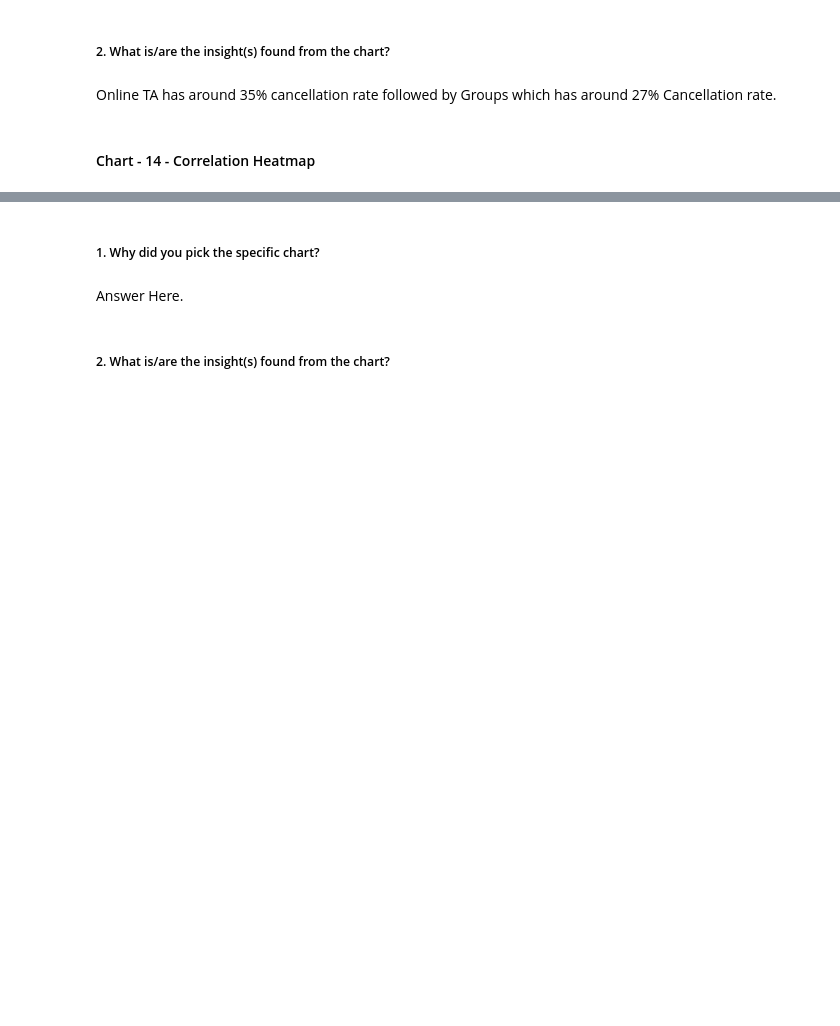
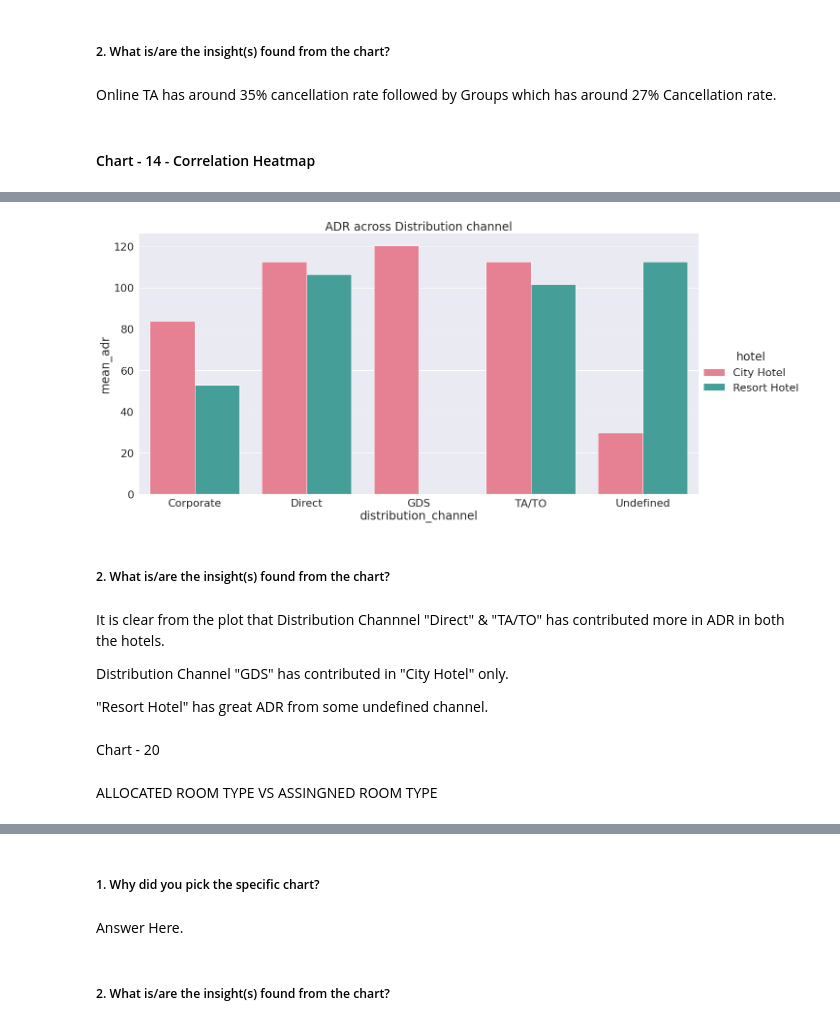
Before and after one commit to thepankaj018/EDA-Hotel-Booking, a Jupyter notebook: EDA_Hotel_Booking.ipynb, the cells around one changed output, grey strips where cells are left out. Cells and saved outputs as stored; diff of their text form; code cells hidden in the pictures; blank space fills up the shorter version.

```diff
--- a/EDA_Hotel_Booking.ipynb
+++ b/EDA_Hotel_Booking.ipynb
@@ -1205,0 +1210,4 @@ Online TA has around 35% cancellation rate followed by Groups which has around 2
+# %%
+# Applying groupby on distribution_channel and evaluating Mean on adr.
+dist_chan_df = df.groupby(['distribution_channel','hotel'])['adr'].mean().reset_index().rename(columns = {'adr':'mean_adr'})
+dist_chan_df
@@ -1205,0 +1225,19 @@ Online TA has around 35% cancellation rate followed by Groups which has around 2
+# %%
+#Chart 19 Visualisation Code
+sns.catplot(data = dist_chan_df, x = 'distribution_channel', y = 'mean_adr',kind = 'bar',hue = 'hotel',palette = "husl",height = 9,aspect = 2)
+plt.title('ADR across Distribution channel')
+plt.show()
+# %% [output]
+[figure, added]
+# %% [markdown]
+##### 2. What is/are the insight(s) found from the chart?
+# %% [markdown]
+It is clear from the plot that Distribution Channnel "Direct" & "TA/TO" has contributed more in ADR in both the hotels.
+
+Distribution Channel "GDS" has contributed in "City Hotel" only.
+
+"Resort Hotel" has great ADR from some undefined channel.
+# %% [markdown]
+Chart - 20
+# %% [markdown]
+ALLOCATED ROOM TYPE VS ASSINGNED ROOM TYPE
```
Also changed, not shown: parts of 45 cells of this notebook.
